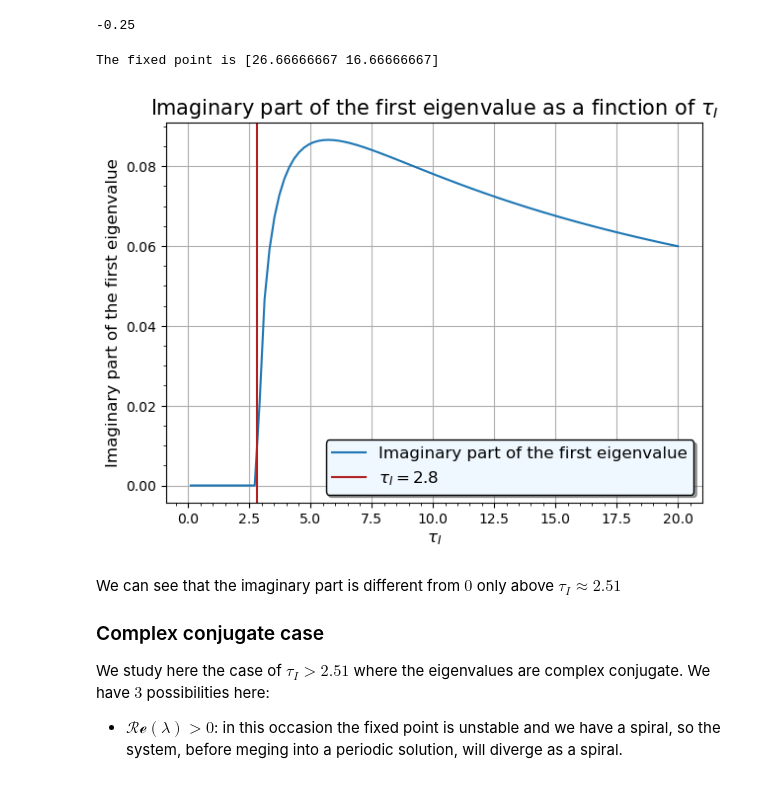
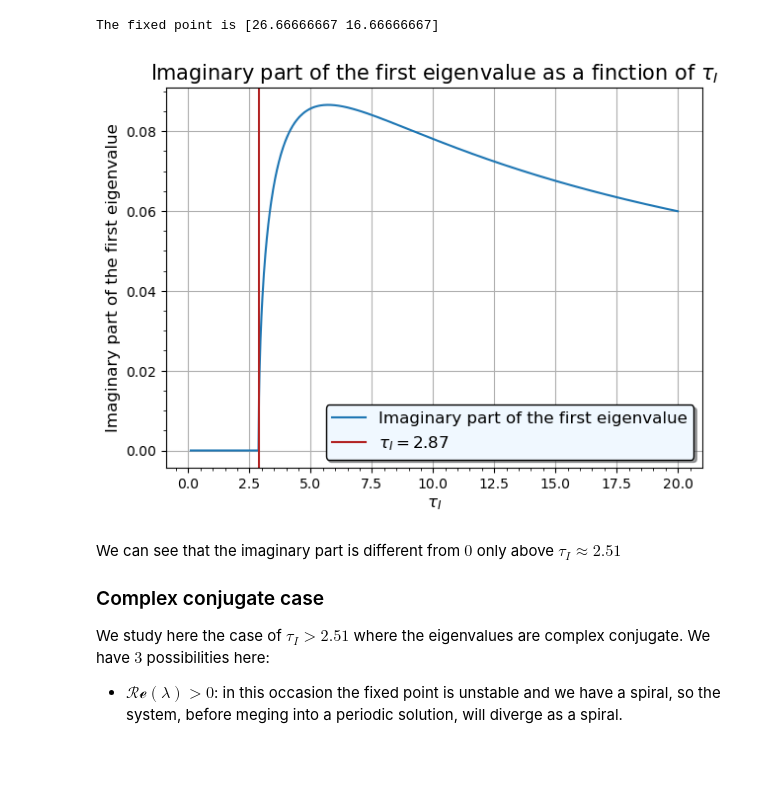
Before and after one commit to tommasoamico/PhysicalModelsOfLivingSystems, a Jupyter notebook: Week_8_assigment/TommasoAmico_week8.ipynb, the cells around one changed output. Drawn from its saved outputs; the diff is of its cells as text; code cells hidden in the pictures.

```diff
--- a/Week_8_assigment/TommasoAmico_week8.ipynb
+++ b/Week_8_assigment/TommasoAmico_week8.ipynb
@@ -153,16 +155,12 @@ Considering only the physical values and remembering that $\tau_I = t^2$ we have
 <br/>
 
 Let's verify it numerically
-# %%
-1 - M_ee
-# %% [output]
--0.25
 # %%
 M_ee = 1.25; M_ie = 1; M_ei = -1; M_ii = 0; h_e = 10; h_i = -10; tau_e = 10
 Jacobian = np.array([[(- (1 - M_ee)/tau_e), M_ei/tau_e ], # Defining the jacobian with tau_i = 1
                     [M_ie / 1, -(1 - M_ii) / 1]])
 
-tau_I = np.linspace(0.1, 20, 100)
+tau_I = np.linspace(0.1, 20, 1000)
 
 # Defining the matrix that multiplied by the Jacobian with tau_I = 1 gives the Jacobian with the right tau_I
 tau_matrix = [np.array([[1, 1],
@@ -175,26 +173,26 @@ print('The fixed point is', fixed_point)
 # %% [output]
 The fixed point is [26.66666667 16.66666667]
 # %%
-threshold  = 2.8
+threshold  = 2.87
 # Computing the imaginary part of the eigenvalues of the first eienvalue
 imag_part = list(map(lambda x: np.linalg.eigvals(x)[0].imag, tau_matrix))
 
 # Plotting the imaginary part of the first eigenvalue
 
 fig, ax = plt.subplots(figsize = (7, 5))
 ax.plot(tau_I, imag_part, zorder = 2, label = 'Imaginary part of the first eigenvalue')
 ax.grid(zorder = 1)
 ax.minorticks_on()
 ax.legend(shadow = True, fontsize = 12, facecolor = 'aliceblue', edgecolor = 'black')
 ax.set_title('Imaginary part of the first eigenvalue as a finction of $\\tau_I$', fontsize = 15)
 ax.set_xlabel('$\\tau_I$', fontsize = 12)
 ax.set_ylabel('Imaginary part of the first eigenvalue', fontsize = 12)
-ax.axvline(threshold, color = 'firebrick', label = '$\\tau_I = 2.8$')
+ax.axvline(threshold, color = 'firebrick', label = f'$\\tau_I = {threshold}$')
 ax.legend(shadow = True, fontsize = 12, facecolor = 'aliceblue', edgecolor = 'black')
 
 plt.show()
 # %% [output]
-[figure, old version]
+[figure, new version]
 # %% [markdown]
 We can see that the imaginary part is different from $0$ only above $\tau_I \approx 2.51$
 
```
Also changed, not shown: parts of 7 cells of this notebook.
